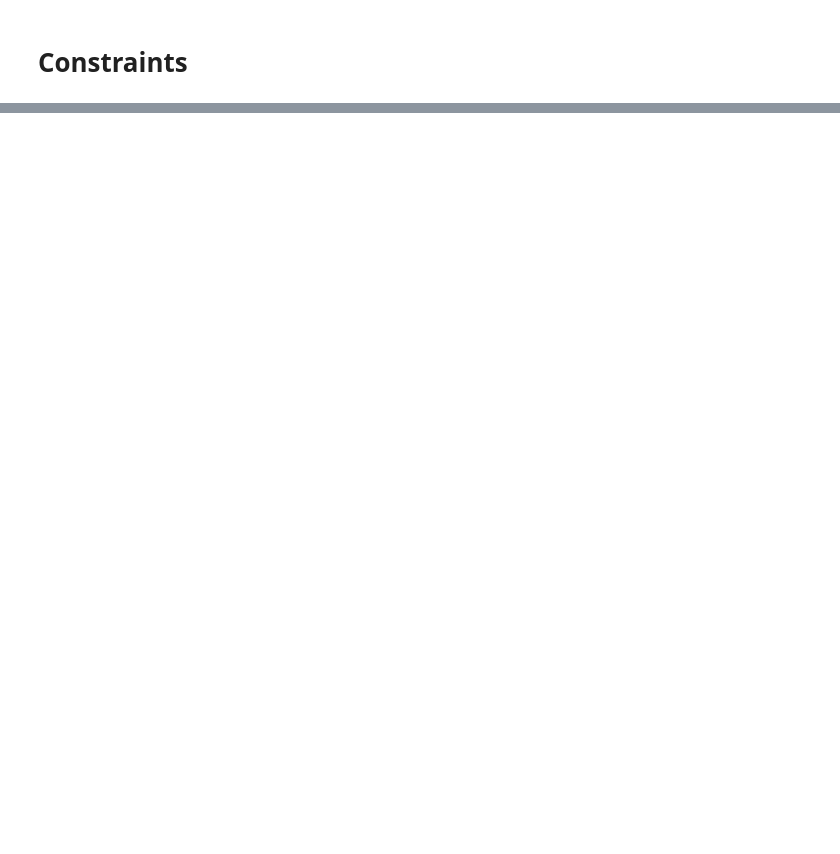
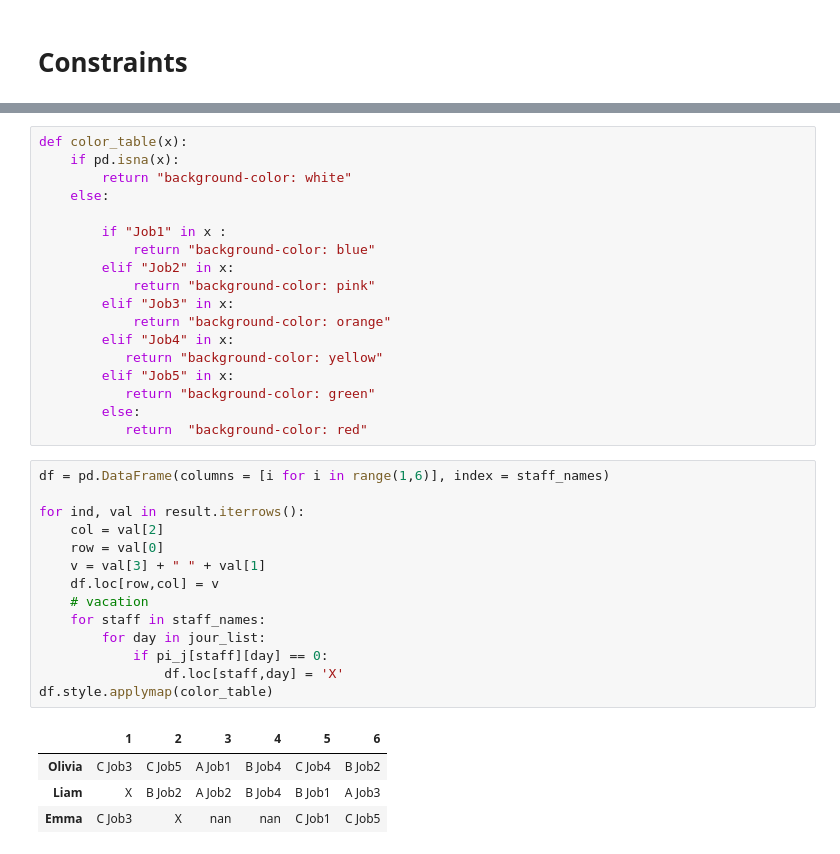
Before and after one commit to hamdilyes/decision-systems, a Jupyter notebook: projet_sdp.ipynb, the cells around one changed output, grey strips where cells are left out. Drawn from its saved outputs; the diff is of its cells as text; blank space fills up the shorter version.

```diff
--- a/projet_sdp.ipynb
+++ b/projet_sdp.ipynb
@@ -149,0 +198,37 @@ rk[Emma,Job5] = -0.0
+# %%
+def color_table(x):
+    if pd.isna(x):
+        return "background-color: white"
+    else:
+
+        if "Job1" in x :
+            return "background-color: blue"
+        elif "Job2" in x:
+            return "background-color: pink"
+        elif "Job3" in x:
+            return "background-color: orange"
+        elif "Job4" in x:
+           return "background-color: yellow"
+        elif "Job5" in x:
+           return "background-color: green"
+        else:
+           return  "background-color: red"
+# %%
+df = pd.DataFrame(columns = [i for i in range(1,6)], index = staff_names)
+
+for ind, val in result.iterrows():
+    col = val[2]
+    row = val[0]
+    v = val[3] + " " + val[1]
+    df.loc[row,col] = v
+    # vacation
+    for staff in staff_names:
+        for day in jour_list:
+            if pi_j[staff][day] == 0:
+                df.loc[staff,day] = 'X'
+df.style.applymap(color_table)
+# %% [output]
+|  | 1 | 2 | 3 | 4 | 5 | 6 |
+| Olivia | C Job3 | C Job5 | A Job1 | B Job4 | C Job4 | B Job2 |
+| Liam | X | B Job2 | A Job2 | B Job4 | B Job1 | A Job3 |
+| Emma | C Job3 | X | nan | nan | C Job1 | C Job5 |
```
Also changed, not shown: parts of 28 cells of this notebook.
